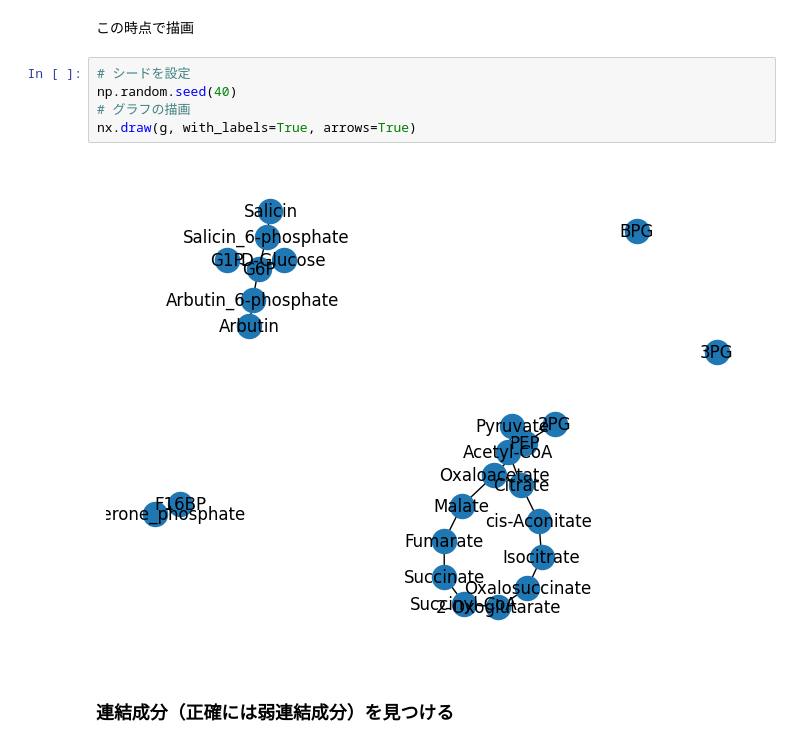
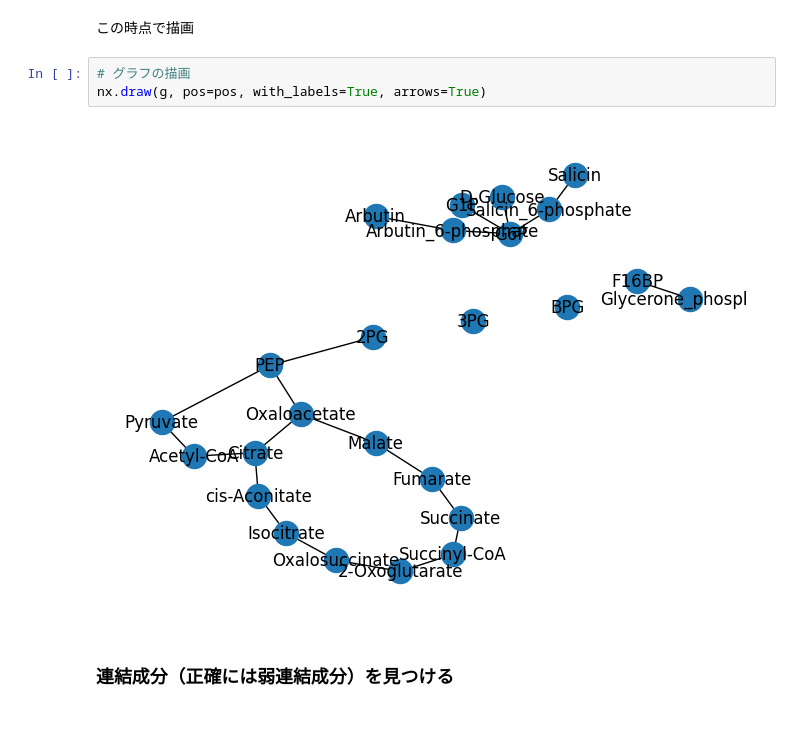
Before and after one commit to kztakemoto/network-analysis-in-biology, a Jupyter notebook: introduction/load_plot_processing.ipynb, the cells around one changed output. Cells and saved outputs as stored; diff of their text form.

```diff
--- a/introduction/load_plot_processing.ipynb
+++ b/introduction/load_plot_processing.ipynb
@@ -127,12 +120,10 @@ g.remove_edges_from([("2PG", "3PG"), ("3PG", "BPG")])
 # %% [markdown]
 この時点で描画
 # %%
-# シードを設定
-np.random.seed(40)
 # グラフの描画
-nx.draw(g, with_labels=True, arrows=True)
+nx.draw(g, pos=pos, with_labels=True, arrows=True)
 # %% [output]
-[figure, old version]
+[figure, new version]
 # %% [markdown]
 ### 連結成分（正確には弱連結成分）を見つける
 # %%
```
Also changed, not shown: parts of 5 cells of this notebook.
